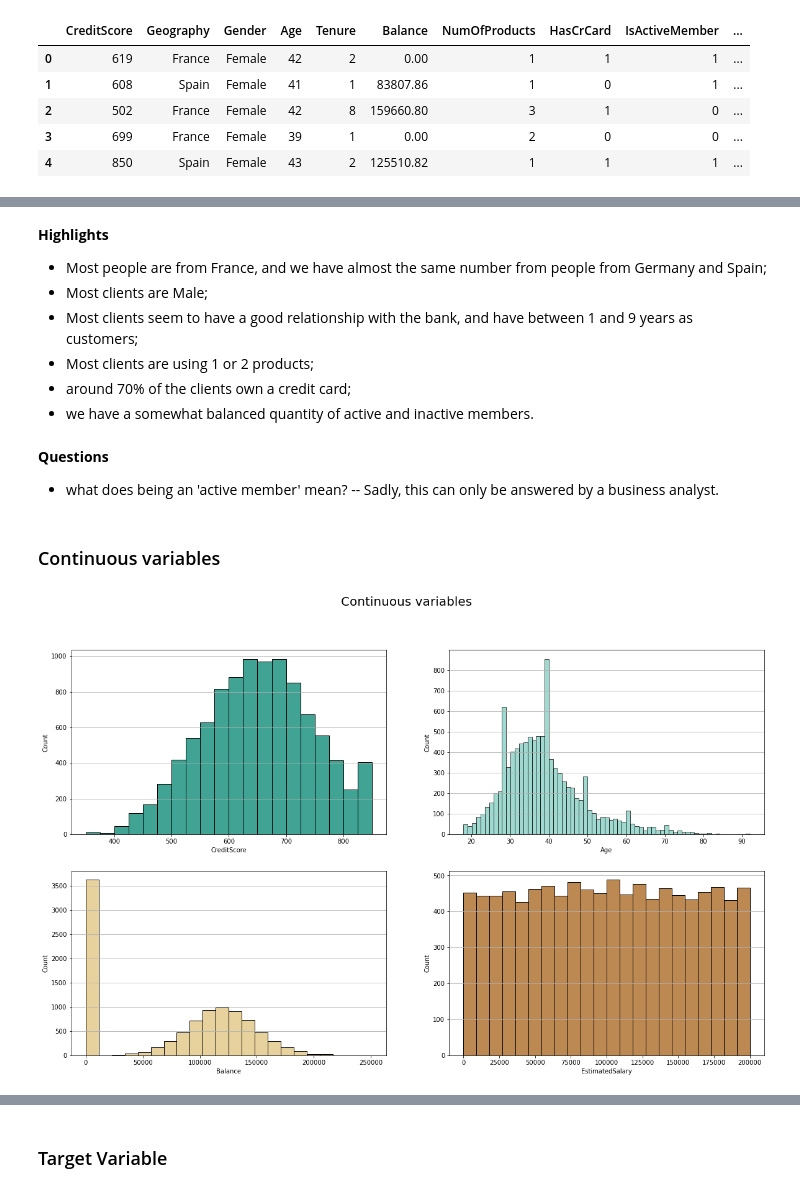
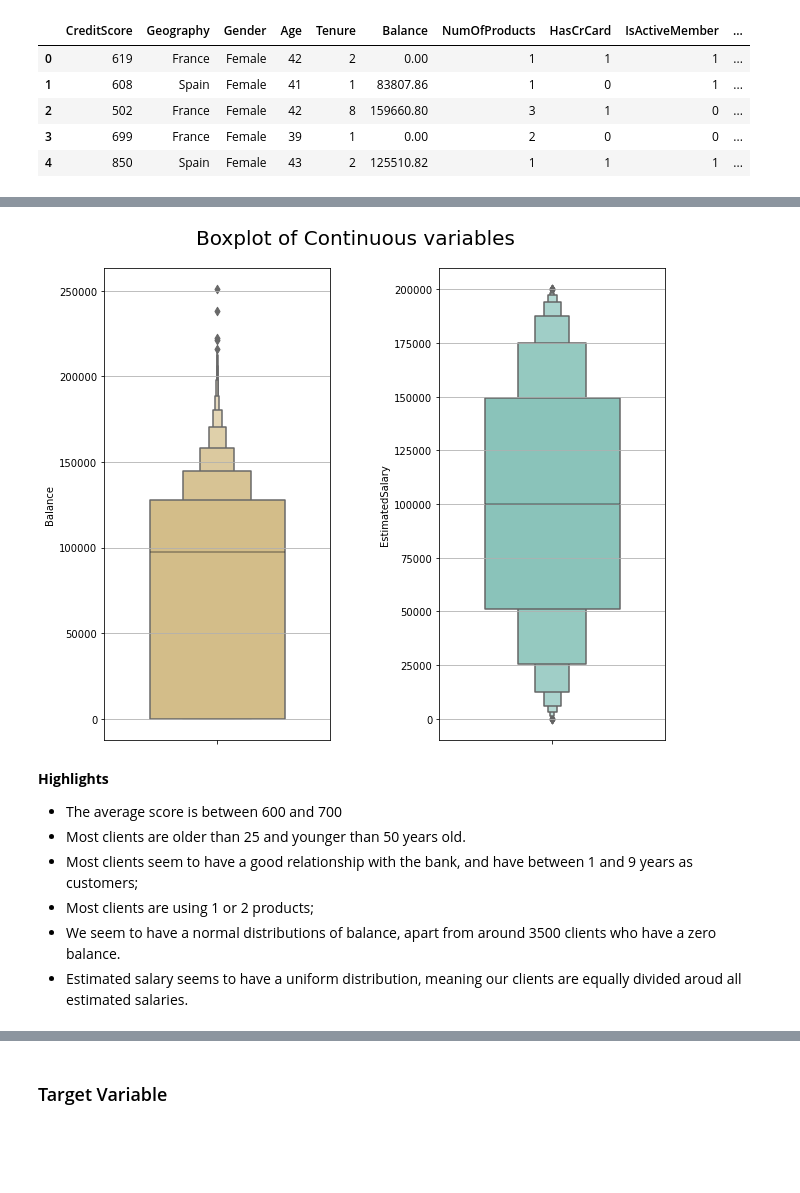
Before and after one commit to gperbone/Bank_Customer_Churn, a Jupyter notebook: bank_churn.ipynb, the cells around one changed output, grey strips where cells are left out. Saved outputs shown, nothing was run; the diff lists cells and outputs as text; code cells hidden in the pictures; blank space fills up the shorter version.

```diff
--- a/bank_churn.ipynb
+++ b/bank_churn.ipynb
@@ -207,33 +235,22 @@ plt.show()
+# %%
+fig, ax = plt.subplots(1,2, figsize=(10,8))
+
+sns.boxenplot(ax=ax[0],y=df_bank_churn['Balance'], color='#dfc27d',width=0.6)
+ax[0].grid(axis='y')
+
+sns.boxenplot(ax=ax[1],y=df_bank_churn['EstimatedSalary'], color='#80cdc1',width=0.6)
+ax[1].grid(axis='y')
+
+fig.tight_layout(pad=5.0)
+plt.suptitle('Boxplot of Continuous variables', fontsize=20)
+plt.show()
+# %% [output]
+[figure, added]
 # %% [markdown]
 **Highlights**
-- Most people are from France, and we have almost the same number from people from Germany and Spain;
-- Most clients are Male;
+- The average score is between 600 and 700
+- Most clients are older than 25 and younger than 50 years old.
 - Most clients seem to have a good relationship with the bank, and have between 1 and 9 years as customers;
 - Most clients are using 1 or 2 products;
-- around 70% of the clients own a credit card;
-- we have a somewhat balanced quantity of active and inactive members.
+- We seem to have a normal distributions of balance, apart from around 3500 clients who have a zero balance.
+- Estimated salary seems to have a uniform distribution, meaning our clients are equally divided aroud all estimated salaries.
-# %% [markdown]
-**Questions**
-- what does being an 'active member' mean?
--- Sadly, this can only be answered by a business analyst.
-# %% [markdown]
-### Continuous variables
-# %%
-fig, ax = plt.subplots(2,2, figsize=(20,12))
-
-sns.histplot(data=df_bank_churn, x='CreditScore', color='#018571', bins=20, ax=ax[0,0])
-ax[0,0].grid(axis='y')
-
-sns.histplot(data=df_bank_churn, x='Age', color='#80cdc1', ax=ax[0,1])
-ax[0,1].grid(axis='y')
-
-sns.histplot(data=df_bank_churn, x='Balance', color='#dfc27d', ax=ax[1,0])
-ax[1,0].grid(axis='y')
-
-sns.histplot(data=df_bank_churn, x='EstimatedSalary', color='#a6611a', ax=ax[1,1])
-ax[1,1].grid(axis='y')
-
-plt.suptitle('Continuous variables', fontsize=20)
-plt.show()
-# %% [output]
-[figure, removed]
```
Also changed, not shown: parts of 51 cells of this notebook, 2 other files.
